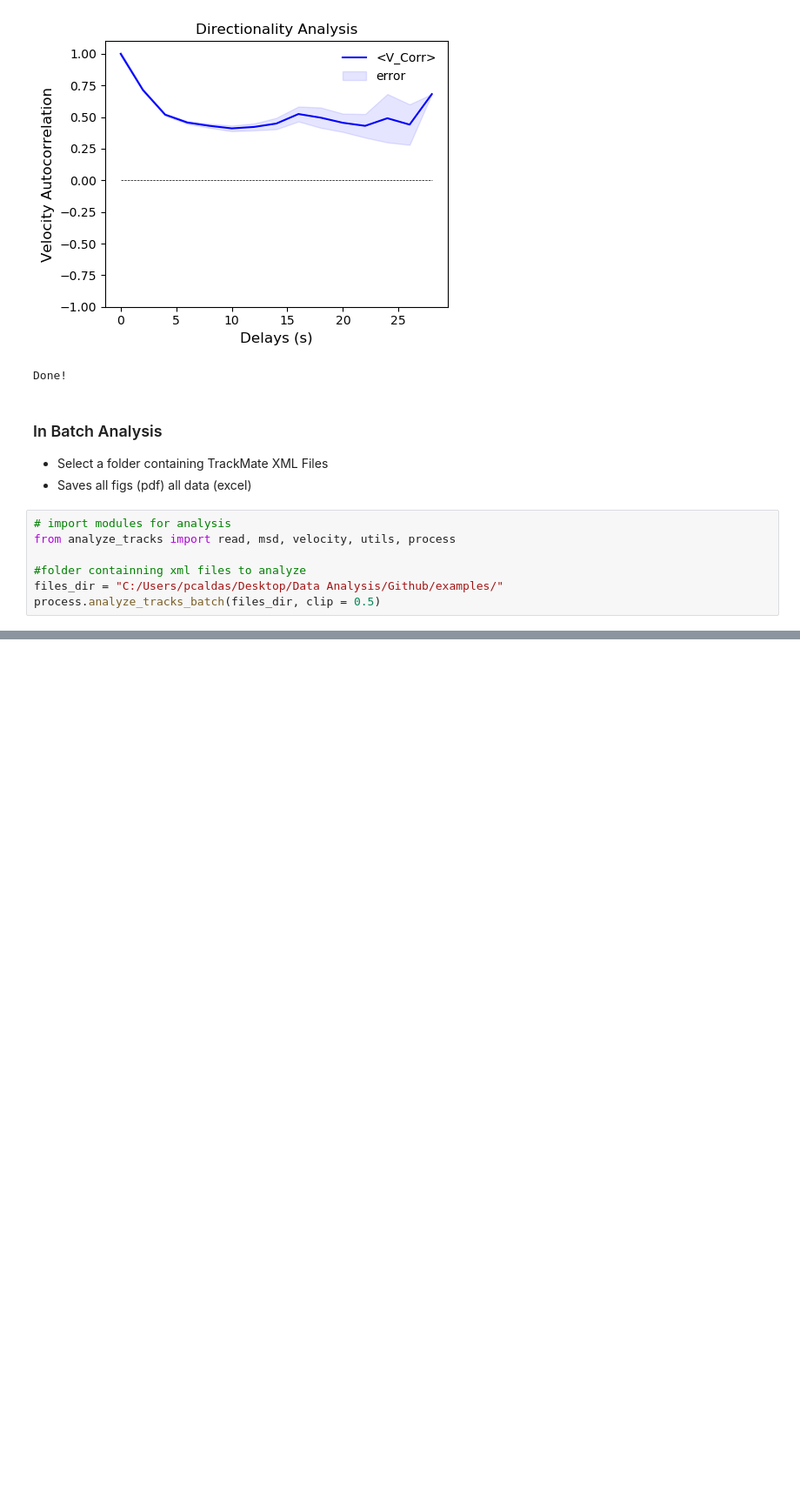
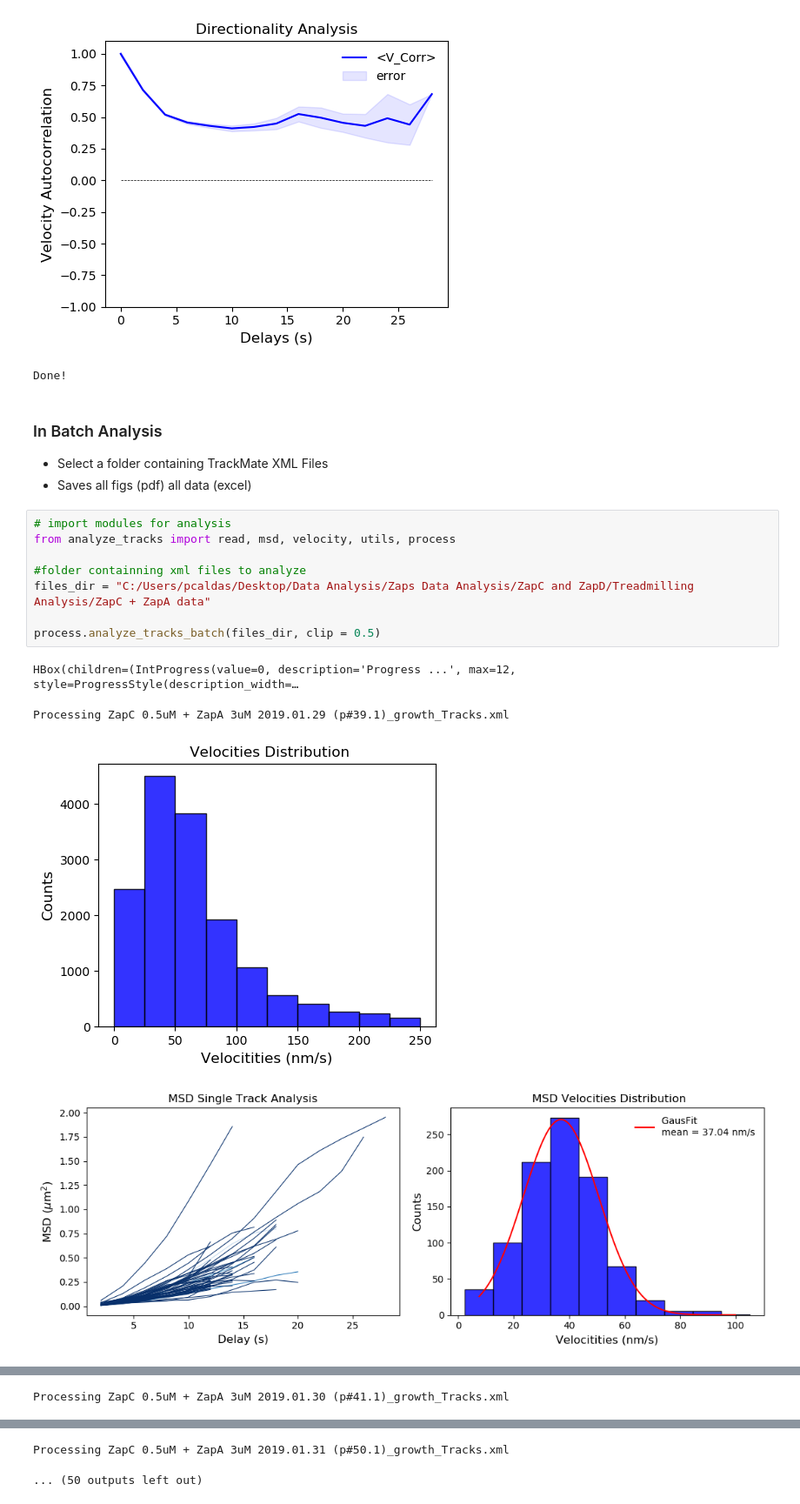
Before and after one commit to paulocaldas/Treadmilling-Speed-Analysis, a Jupyter notebook: tracking_analysis/analyze_tracks.ipynb, the cells around one changed output, grey strips where cells are left out. Shown at 87% size. Drawn from its saved outputs; the diff is of its cells as text; blank space fills up the shorter version.

```diff
--- a/tracking_analysis/analyze_tracks.ipynb
+++ b/tracking_analysis/analyze_tracks.ipynb
@@ -39,7 +39,13 @@ Done!
 # %%
 # import modules for analysis
 from analyze_tracks import read, msd, velocity, utils, process
 
 #folder containning xml files to analyze
-files_dir = "C:/Users/pcaldas/Desktop/Data Analysis/Github/examples/"
+files_dir = "C:/Users/pcaldas/Desktop/Data Analysis/Zaps Data Analysis/ZapC and ZapD/Treadmilling Analysis/ZapC + ZapA data"
+
 process.analyze_tracks_batch(files_dir, clip = 0.5)
+# %% [output]
+HBox(children=(IntProgress(value=0, description='Progress ...', max=12, style=ProgressStyle(description_width=…
+Processing ZapC 0.5uM + ZapA 3uM 2019.01.29 (p#39.1)_growth_Tracks.xml
+[figure, added]
+[figure, added]
@@ -45,0 +54 @@ process.analyze_tracks_batch(files_dir, clip = 0.5)
+Processing ZapC 0.5uM + ZapA 3uM 2019.01.30 (p#41.1)_growth_Tracks.xml
@@ -45,0 +59,2 @@ process.analyze_tracks_batch(files_dir, clip = 0.5)
+Processing ZapC 0.5uM + ZapA 3uM 2019.01.31 (p#50.1)_growth_Tracks.xml
+... (50 outputs left out)
```
Also changed, not shown: parts of 1 cell of this notebook.
